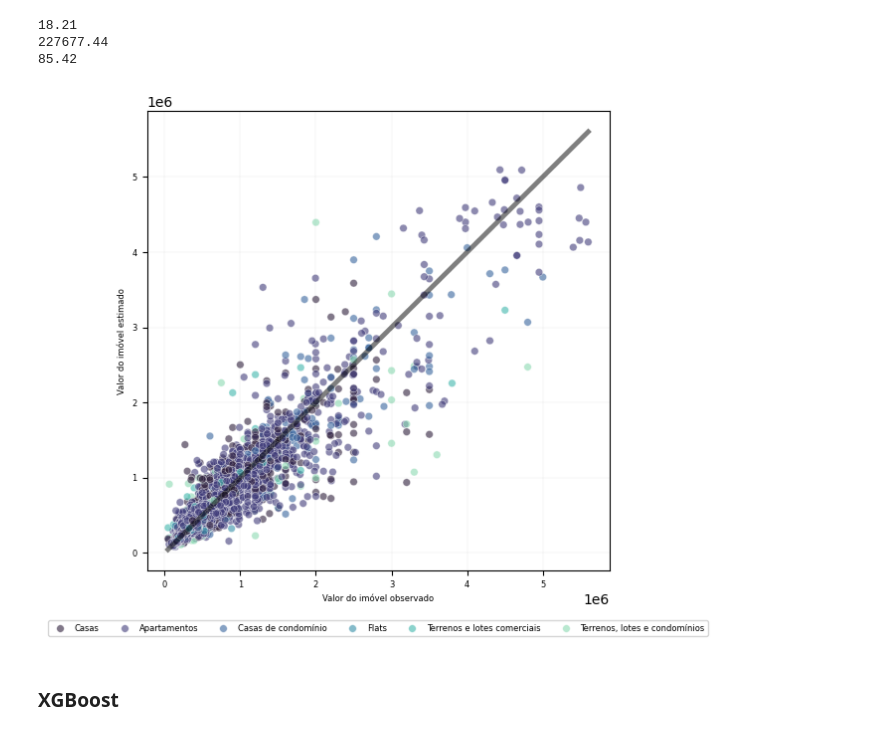
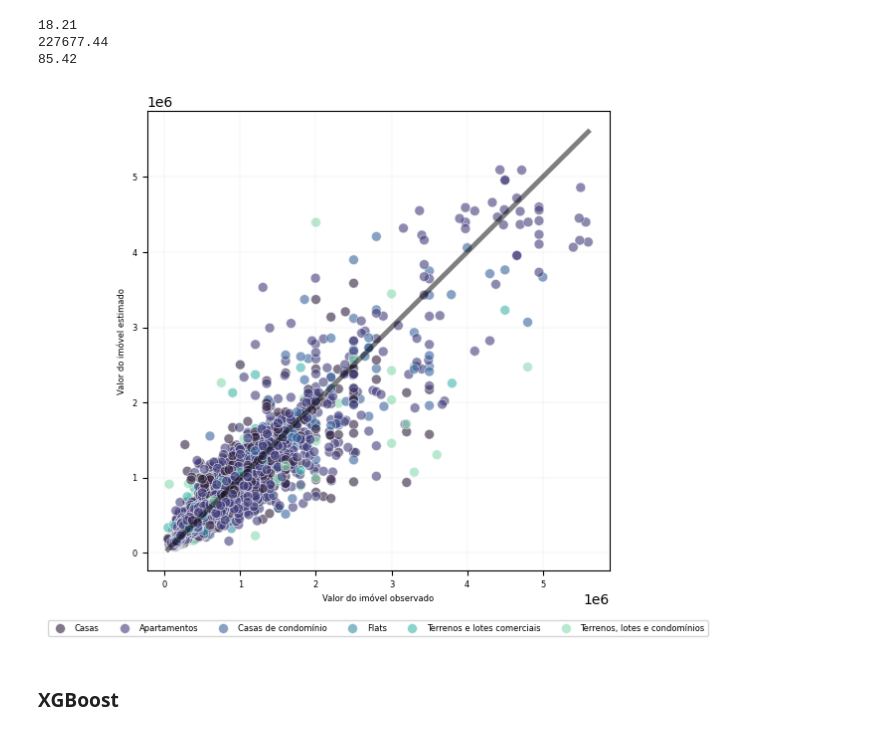
Before and after one commit to cowvin0/tcc_realestate, a Jupyter notebook: tcc_escrita/modeling.ipynb, the cells around one changed output. Cells and saved outputs as stored; diff of their text form; code cells hidden in the pictures.

```diff
--- a/tcc_escrita/modeling.ipynb
+++ b/tcc_escrita/modeling.ipynb
@@ -1011,7 +1024,7 @@ plot = sns.scatterplot(
         ),
     x='valor',
     y='preds_gdt',
-    s=30,
+    s=50,
     hue='tipo',
     palette='mako',
     alpha=.6)
@@ -1020,34 +1033,34 @@ min_val = min(np.expm1(test_df_clone['valor'].min()), np.expm1(test_df_clone['pr
 max_val = max(np.expm1(test_df_clone['valor'].max()), np.expm1(test_df_clone['preds_gdt'].max()))
 plot.plot(
     [min_val, max_val],
     [min_val, max_val],
     color="black",
     linewidth=3.5,
     alpha=.5
     )
 
 plot.grid(True, color='grey', linewidth=.05)
 plot.set_facecolor('white')
 plot.spines['top'].set_visible(True)
 plot.spines['right'].set_visible(True)
 plot.spines['left'].set_visible(True)
 plot.spines['bottom'].set_visible(True)
 
 plot.set_xlabel('Valor do imóvel observado', fontsize=6)
 plot.set_ylabel('Valor do imóvel estimado', fontsize=6)
 plot.tick_params(axis="both", labelsize=6)
 
 l = plt.legend(loc="upper center", bbox_to_anchor=(.5, -.1), ncol=7, prop={"size": 6})
 l.get_texts()[0].set_text('Casas')
 l.get_texts()[1].set_text('Apartamentos')
 l.get_texts()[2].set_text('Casas de condomínio')
 l.get_texts()[3].set_text('Flats')
 l.get_texts()[4].set_text('Terrenos e lotes comerciais')
 l.get_texts()[5].set_text('Terrenos, lotes e condomínios')
 plt.savefig("includes/gdt_plot_predict_no_transform.svg", dpi=600, bbox_inches='tight')
 plt.show()
 # %% [output]
-[figure, old version]
+[figure, new version]
 # %%
 # joblib.dump(study_gdr, "study_pkl/study_gdt.pkl")
 # %% [markdown]
```
Also changed, not shown: parts of 13 cells of this notebook, 39 other files.
